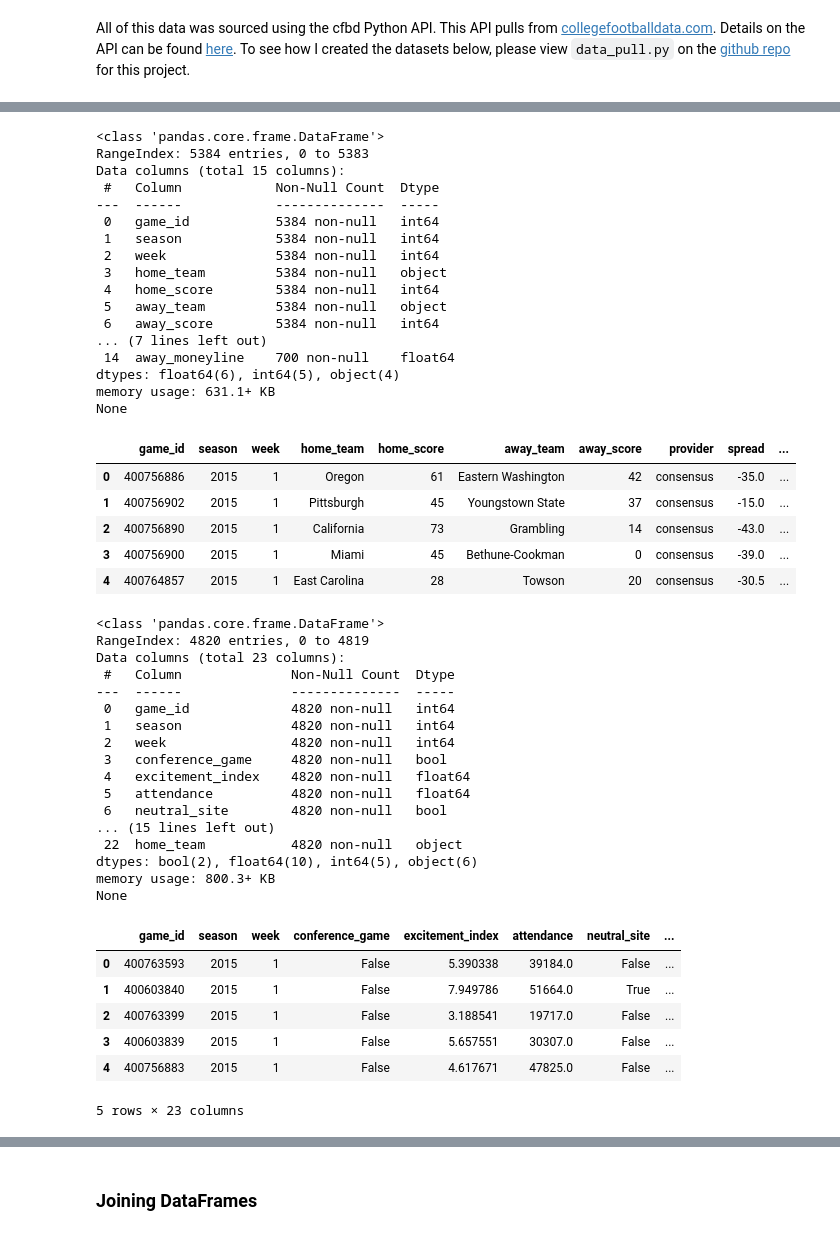
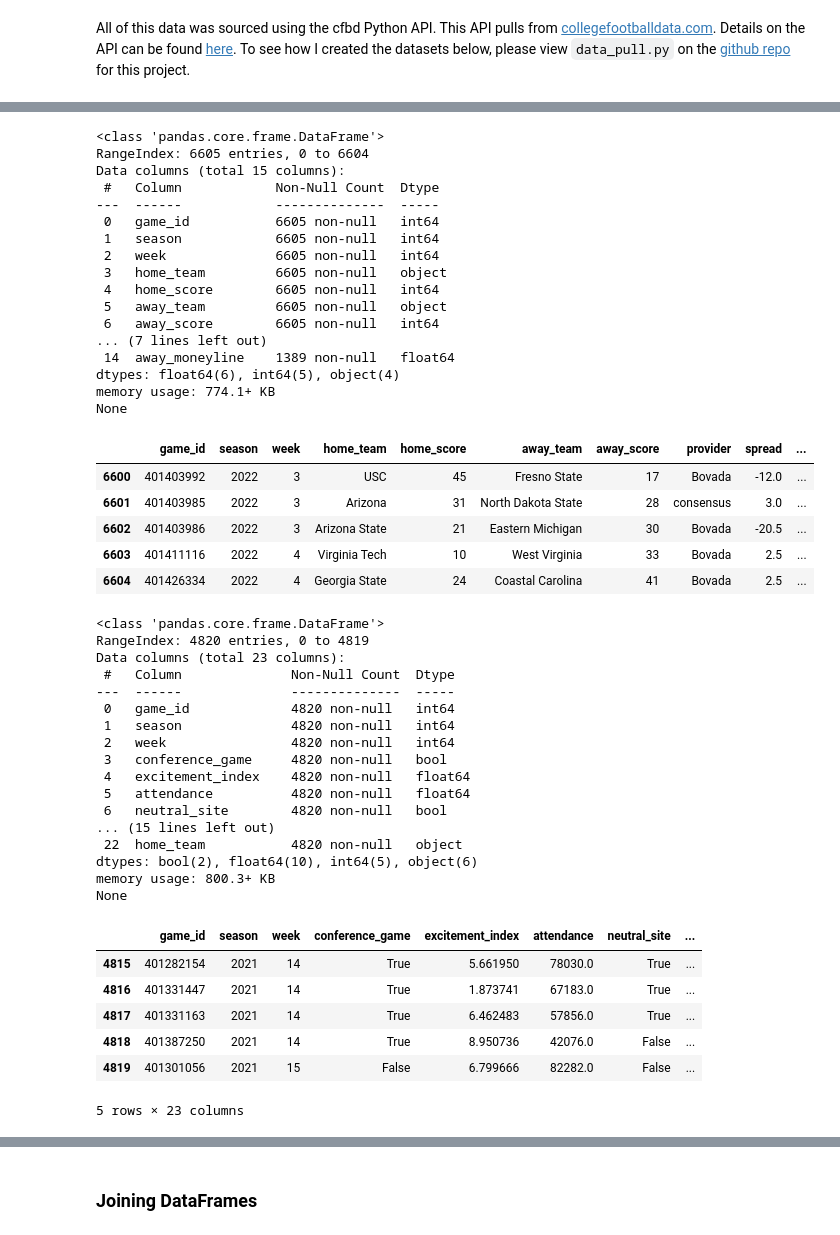
Before and after one commit to davidweck96/College-Football-Analysis, a Jupyter notebook: analysis.ipynb, the cells around one changed output, grey strips where cells are left out. Drawn from its saved outputs; the diff is of its cells as text; code cells hidden in the pictures.

```diff
--- a/analysis.ipynb
+++ b/analysis.ipynb
@@ -59,34 +59,34 @@ None
 5 rows × 32 columns
 # %%
 print(betting_df.info())
-betting_df.head()
+betting_df.tail()
 # %% [output]
 <class 'pandas.core.frame.DataFrame'>
-RangeIndex: 5384 entries, 0 to 5383
+RangeIndex: 6605 entries, 0 to 6604
 Data columns (total 15 columns):
  #   Column            Non-Null Count  Dtype
 ---  ------            --------------  -----
- 0   game_id           5384 non-null   int64
- 1   season            5384 non-null   int64
- 2   week              5384 non-null   int64
- 3   home_team         5384 non-null   object
- 4   home_score        5384 non-null   int64
- 5   away_team         5384 non-null   object
- 6   away_score        5384 non-null   int64
+ 0   game_id           6605 non-null   int64
+ 1   season            6605 non-null   int64
+ 2   week              6605 non-null   int64
+ 3   home_team         6605 non-null   object
+ 4   home_score        6605 non-null   int64
+ 5   away_team         6605 non-null   object
+ 6   away_score        6605 non-null   int64
 ... (7 lines left out)
- 14  away_moneyline    700 non-null    float64
+ 14  away_moneyline    1389 non-null   float64
 dtypes: float64(6), int64(5), object(4)
-memory usage: 631.1+ KB
+memory usage: 774.1+ KB
 None
 |  | game_id | season | week | home_team | home_score | away_team | away_score | provider | spread | ... |
-| 0 | 400756886 | 2015 | 1 | Oregon | 61 | Eastern Washington | 42 | consensus | -35.0 | ... |
-| 1 | 400756902 | 2015 | 1 | Pittsburgh | 45 | Youngstown State | 37 | consensus | -15.0 | ... |
-| 2 | 400756890 | 2015 | 1 | California | 73 | Grambling | 14 | consensus | -43.0 | ... |
-| 3 | 400756900 | 2015 | 1 | Miami | 45 | Bethune-Cookman | 0 | consensus | -39.0 | ... |
-| 4 | 400764857 | 2015 | 1 | East Carolina | 28 | Towson | 20 | consensus | -30.5 | ... |
+| 6600 | 401403992 | 2022 | 3 | USC | 45 | Fresno State | 17 | Bovada | -12.0 | ... |
+| 6601 | 401403985 | 2022 | 3 | Arizona | 31 | North Dakota State | 28 | consensus | 3.0 | ... |
+| 6602 | 401403986 | 2022 | 3 | Arizona State | 21 | Eastern Michigan | 30 | Bovada | -20.5 | ... |
+| 6603 | 401411116 | 2022 | 4 | Virginia Tech | 10 | West Virginia | 33 | Bovada | 2.5 | ... |
+| 6604 | 401426334 | 2022 | 4 | Georgia State | 24 | Coastal Carolina | 41 | Bovada | 2.5 | ... |
 # %%
 print(game_results_df.info())
-game_results_df.head()
+game_results_df.tail()
 # %% [output]
 <class 'pandas.core.frame.DataFrame'>
 RangeIndex: 4820 entries, 0 to 4819
@@ -106,11 +106,11 @@ dtypes: bool(2), float64(10), int64(5), object(6)
 memory usage: 800.3+ KB
 None
 |  | game_id | season | week | conference_game | excitement_index | attendance | neutral_site | ... |
-| 0 | 400763593 | 2015 | 1 | False | 5.390338 | 39184.0 | False | ... |
-| 1 | 400603840 | 2015 | 1 | False | 7.949786 | 51664.0 | True | ... |
-| 2 | 400763399 | 2015 | 1 | False | 3.188541 | 19717.0 | False | ... |
-| 3 | 400603839 | 2015 | 1 | False | 5.657551 | 30307.0 | False | ... |
-| 4 | 400756883 | 2015 | 1 | False | 4.617671 | 47825.0 | False | ... |
+| 4815 | 401282154 | 2021 | 14 | True | 5.661950 | 78030.0 | True | ... |
+| 4816 | 401331447 | 2021 | 14 | True | 1.873741 | 67183.0 | True | ... |
+| 4817 | 401331163 | 2021 | 14 | True | 6.462483 | 57856.0 | True | ... |
+| 4818 | 401387250 | 2021 | 14 | True | 8.950736 | 42076.0 | False | ... |
+| 4819 | 401301056 | 2021 | 15 | False | 6.799666 | 82282.0 | False | ... |
 5 rows × 23 columns
 # %%
 print(recruiting_df.info())
```
Also changed, not shown: parts of 10 cells of this notebook, 1 other file.
